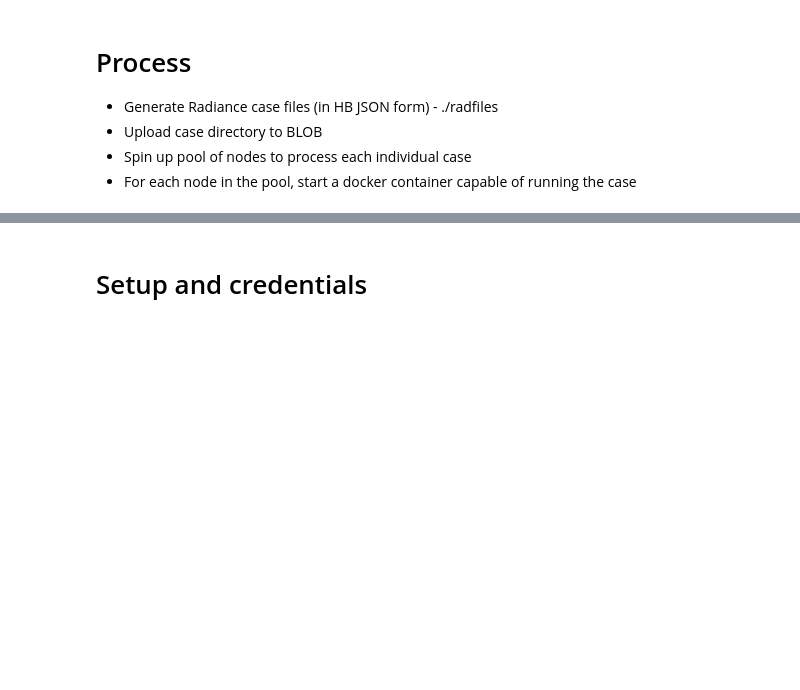
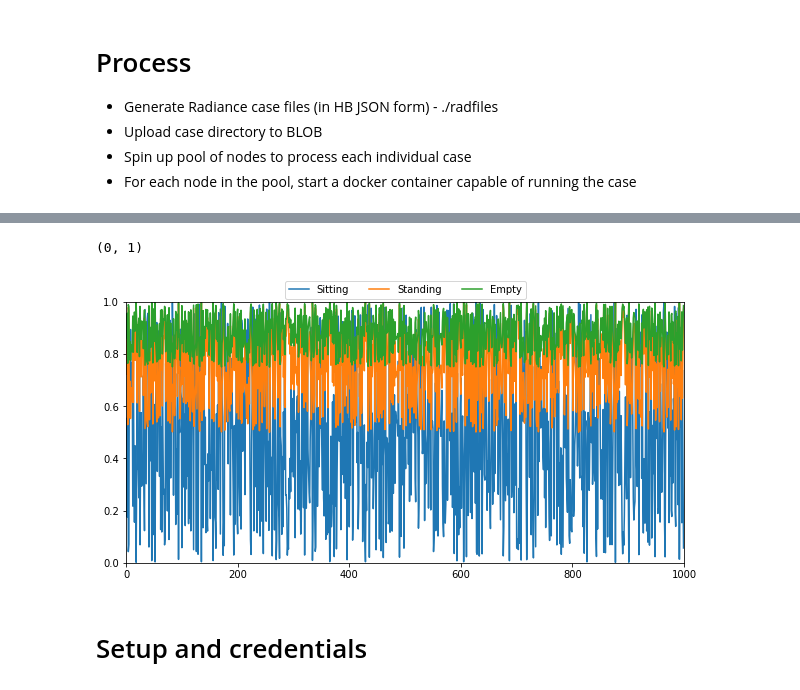
Before and after one commit to FraserGreenroyd/SAMAzure, a Jupyter notebook: TestFiles/Azure/Azure Testing.ipynb, the cells around one changed output, grey strips where cells are left out. Cells and saved outputs as stored; diff of their text form; code cells hidden in the pictures; blank space fills up the shorter version.

```diff
--- a/TestFiles/Azure/Azure Testing.ipynb
+++ b/TestFiles/Azure/Azure Testing.ipynb
@@ -60,3 +356,26 @@ elif os.path.isdir(_UPLOAD):
+# %%
+%matplotlib inline
+import matplotlib.pyplot as plt
+import numpy as np
+
+vals = 1000
+total = 100
+sitting = np.random.rand(vals)
+standing = 1 - (sitting / 2)
+empty = 1 - (sitting / 4)
+
+fig, ax = plt.subplots(1, 1, figsize=(10, 4.8))
+ax.plot(np.arange(0, vals, 1), sitting, label="Sitting")
+ax.plot(np.arange(0, vals, 1), standing, label="Standing")
+ax.plot(np.arange(0, vals, 1), empty, label="Empty")
+
+lgd = ax.legend(loc=9, ncol=3, bbox_to_anchor=(0.5, 1.1))
+
+ax.set_xlim([0, vals])
+ax.set_ylim([0, 1])
+# %% [output]
+(0, 1)
+[figure, added]
 # %%
 # TODO -  Add a check to see if the container exists before uploading files
 # %%
```
Also changed, not shown: parts of 13 cells of this notebook, 1 other file.
